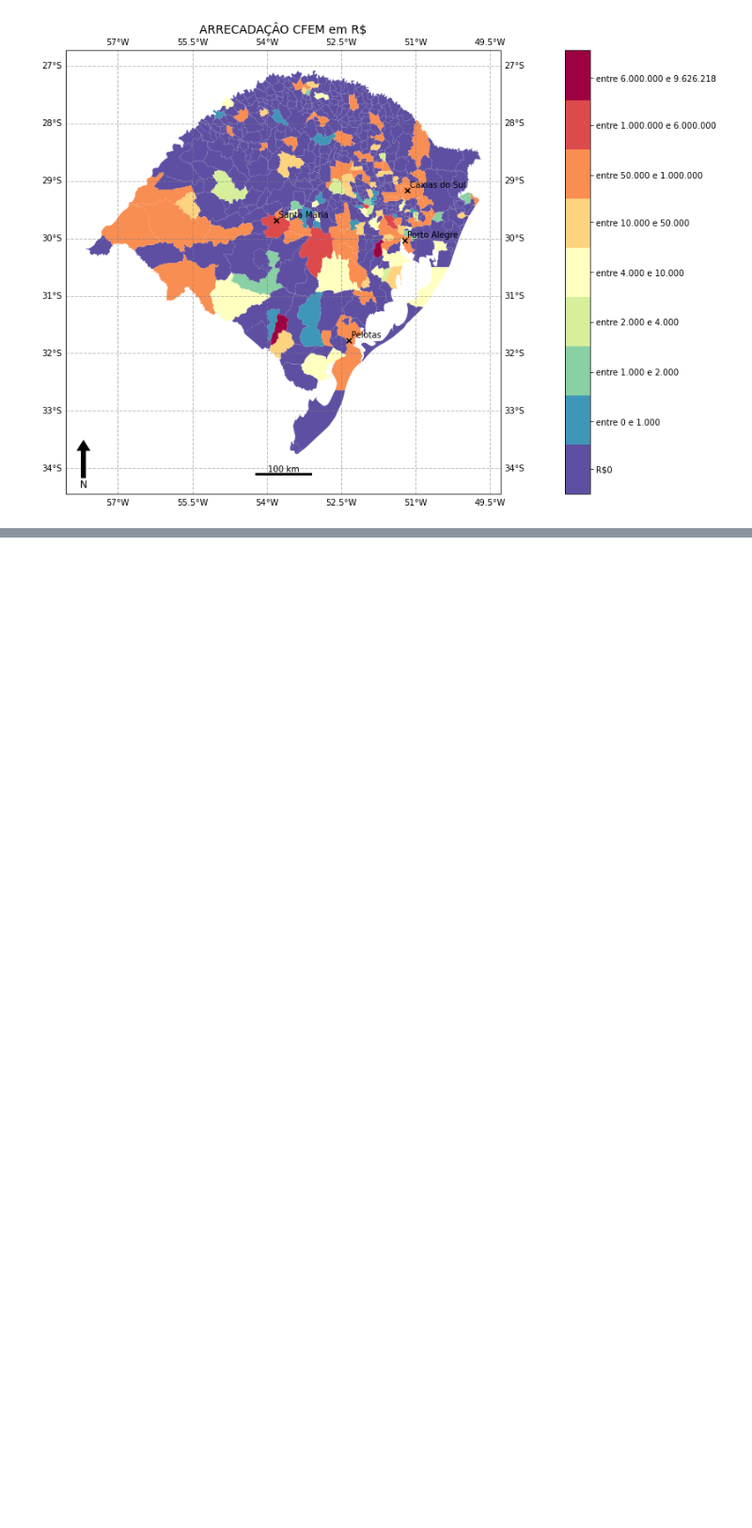
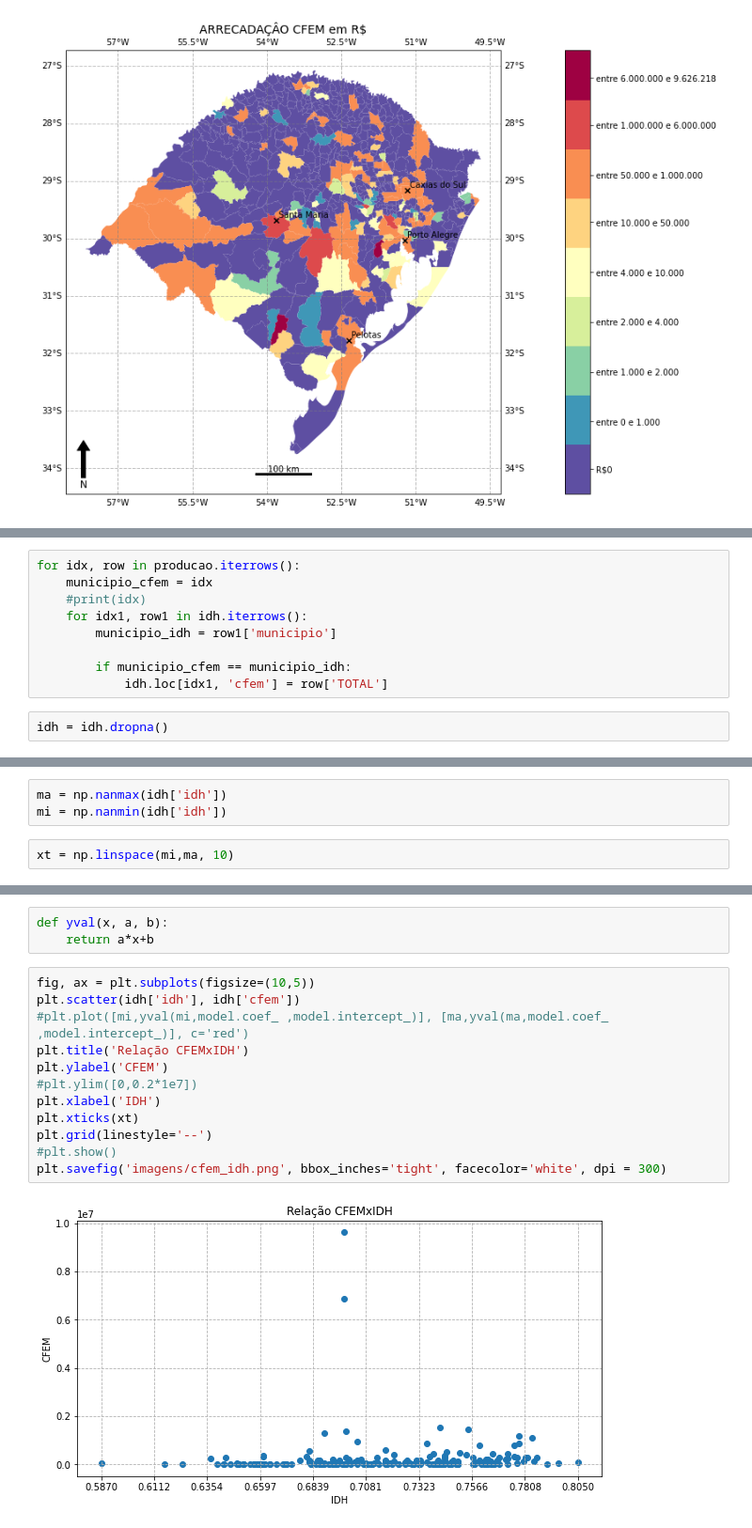
Before and after one commit to robertorolo/Mapas-minera-RS, a Jupyter notebook: arrecadacao geral.ipynb, the cells around one changed output, grey strips where cells are left out. Shown at 94% size. Cells and saved outputs as stored; diff of their text form; blank space fills up the shorter version.

```diff
--- a/arrecadacao geral.ipynb
+++ b/arrecadacao geral.ipynb
@@ -222,0 +251,11 @@ plt.savefig('imagens/arrecadacao.png', bbox_inches='tight', facecolor='white', d
+# %%
+for idx, row in producao.iterrows():
+    municipio_cfem = idx
+    #print(idx)
+    for idx1, row1 in idh.iterrows():
+        municipio_idh = row1['municipio']
+
+        if municipio_cfem == municipio_idh:
+            idh.loc[idx1, 'cfem'] = row['TOTAL']
+# %%
+idh = idh.dropna()
@@ -222,0 +271,5 @@ plt.savefig('imagens/arrecadacao.png', bbox_inches='tight', facecolor='white', d
+# %%
+ma = np.nanmax(idh['idh'])
+mi = np.nanmin(idh['idh'])
+# %%
+xt = np.linspace(mi,ma, 10)
@@ -222,0 +291,17 @@ plt.savefig('imagens/arrecadacao.png', bbox_inches='tight', facecolor='white', d
+# %%
+def yval(x, a, b):
+    return a*x+b
+# %%
+fig, ax = plt.subplots(figsize=(10,5))
+plt.scatter(idh['idh'], idh['cfem'])
+#plt.plot([mi,yval(mi,model.coef_ ,model.intercept_)], [ma,yval(ma,model.coef_ ,model.intercept_)], c='red')
+plt.title('Relação CFEMxIDH')
+plt.ylabel('CFEM')
+#plt.ylim([0,0.2*1e7])
+plt.xlabel('IDH')
+plt.xticks(xt)
+plt.grid(linestyle='--')
+#plt.show()
+plt.savefig('imagens/cfem_idh.png', bbox_inches='tight', facecolor='white', dpi = 300)
+# %% [output]
+[figure, added]
```
Also changed, not shown: parts of 8 cells of this notebook, 9 other files.
